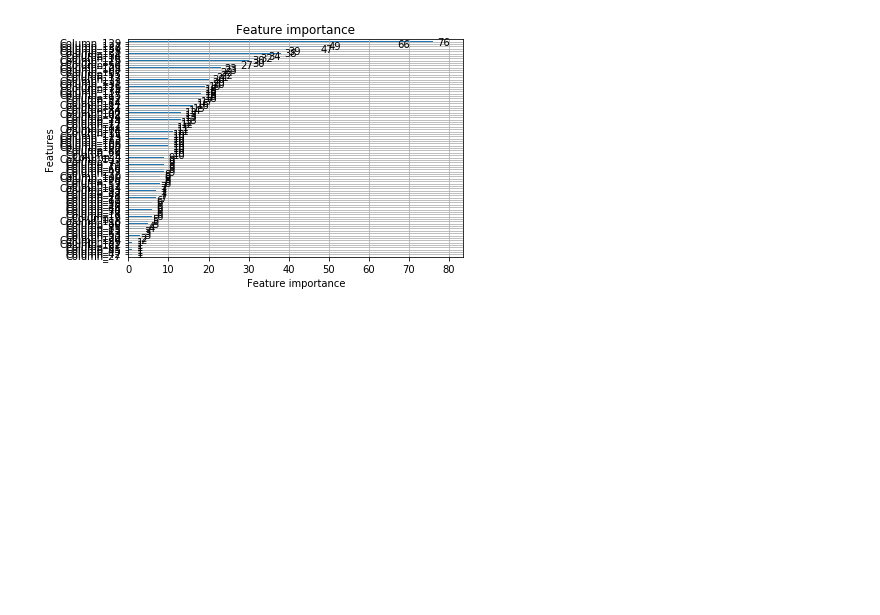
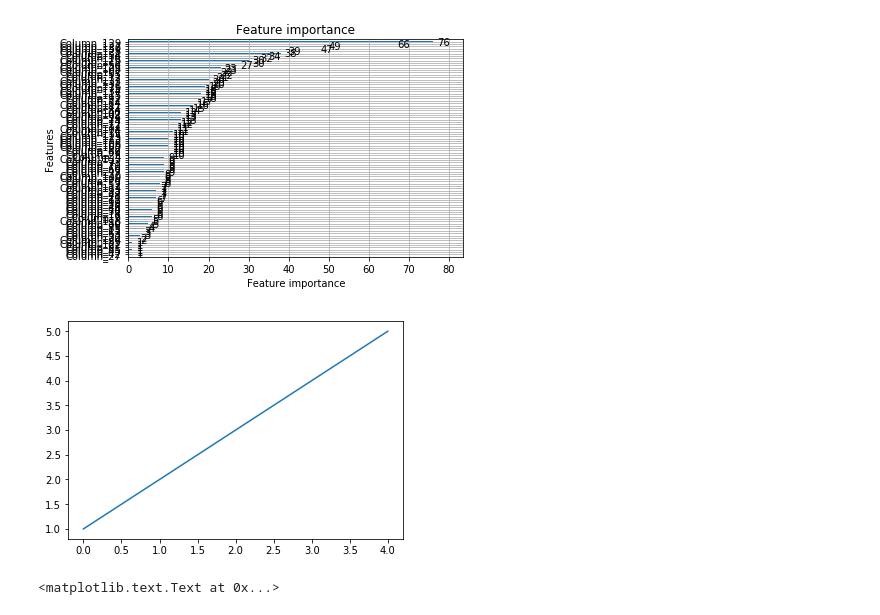
Before and after one commit to hpclab/rankeval, a Jupyter notebook: notebooks/RankEval - Statistical Analysis.ipynb, the cells around one changed output. Cells and saved outputs as stored; diff of their text form; code cells hidden in the pictures; blank space fills up the shorter version.

```diff
--- a/notebooks/RankEval - Statistical Analysis.ipynb
+++ b/notebooks/RankEval - Statistical Analysis.ipynb
@@ -217,3 +211,17 @@ Plot model feature importances.
 <matplotlib.axes._subplots.AxesSubplot at 0x...>
 <matplotlib.figure.Figure at 0x...>
 [figure]
+# %%
+def prova(fig):
+    ax = fig.add_subplot(1, 1, 1)
+    ax.plot([1,2,3,4,5])
+    return ax
+# %%
+fig = plt.figure()
+ax = prova(fig)
+# %% [output]
+[figure, added]
+# %%
+ax.set_title("title")
+# %% [output]
+<matplotlib.text.Text at 0x...>
```
Also changed, not shown: parts of 10 cells of this notebook, 3 other files.
